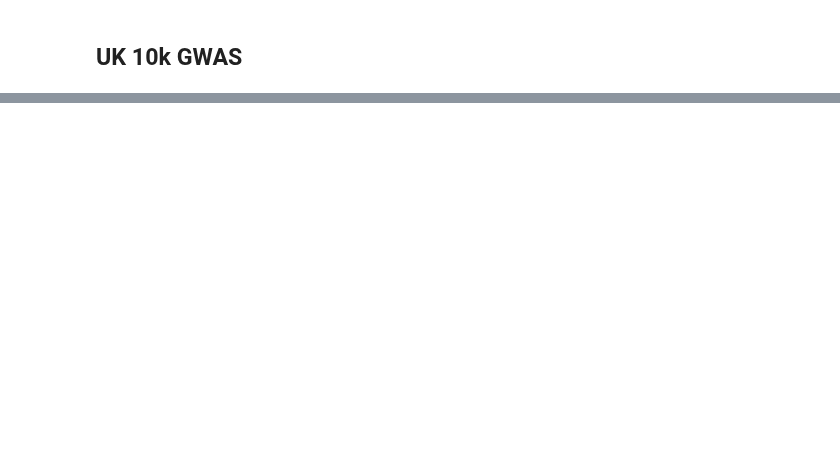
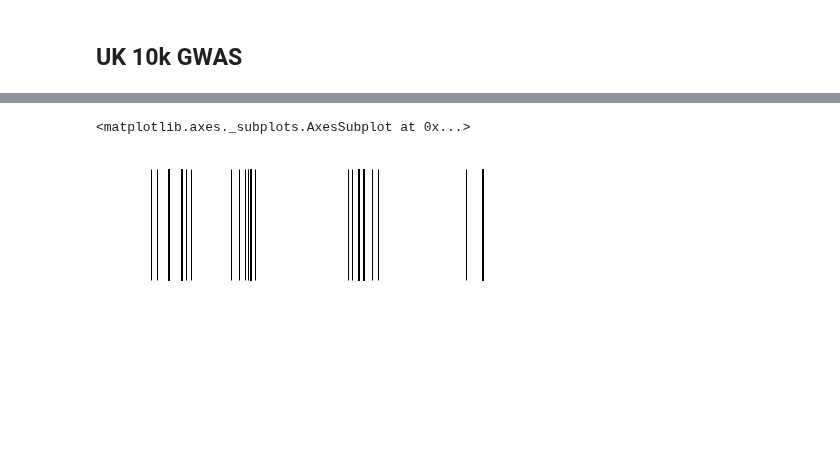
Before and after one commit to peterdfields/hs_vervet, a Jupyter notebook: notebooks/201604_enrichme_test_on_human.ipynb, the cells around one changed output, grey strips where cells are left out. Cells and saved outputs as stored; diff of their text form; code cells hidden in the pictures; blank space fills up the shorter version.

```diff
--- a/notebooks/201604_enrichme_test_on_human.ipynb
+++ b/notebooks/201604_enrichme_test_on_human.ipynb
@@ -33,0 +50,2 @@ from enrichme import pandas_util as pu
+# %%
+human_gene_df_chrom_s = human_gene_df_chrom.reset_index().set_index("gene_symbol")
@@ -109,0 +245,23 @@ len(candidate_list)
+# %%
+olifaction_cand_raw = """OR8H2 - olfactory receptor, family 8, subfamily h, member 2
+OR5M3 - olfactory receptor, family 5, subfamily m, member 3
+OR5D16 - olfactory receptor, family 5, subfamily d, member 16
+OR5D13 - olfactory receptor, family 5, subfamily d, member 13
+OR5R1 - olfactory receptor, family 5, subfamily r, member 1
+OR5J2 - olfactory receptor, family 5, subfamily j, member 2
+OR4C6 - olfactory receptor, family 4, subfamily c, member 6
+OR5D14 - olfactory receptor, family 5, subfamily d, member 14
+OR5M9 - olfactory receptor, family 5, subfamily m, member 9
+OR4C11 - olfactory receptor, family 4, subfamily c, member 11
+OR8J3 - olfactory receptor, family 8, subfamily j, member 3
+OR5L1 - olfactory receptor, family 5, subfamily l, member 1
+OR5D18 - olfactory receptor, family 5, subfamily d, member 18
+OR4S2 - olfactory receptor, family 4, subfamily s, member 2
+OR4C16 - olfactory receptor, family 4, subfamily c, member 16
+OR8K5 - olfactory receptor, family 8, subfamily k, member 5
+OR8H3 - olfactory receptor, family 8, subfamily h, member 3
+OR5L2 - olfactory receptor, family 5, subfamily l, member 2
+OR4C15 - olfactory receptor, family 4, subfamily c, member 15
+OR4P4 - olfactory receptor, family 4, subfamily p, member 4
+OR8I2 - olfactory receptor, family 8, subfamily i, member 2"""
+olifaction_cand =  [s.split()[0] for s in olifaction_cand_raw.split("\n")]
@@ -109,0 +297,5 @@ len(candidate_list)
+# %%
+gp.plot_features(human_gene_df_chrom_s.ix[olifaction_cand].reset_index(),annotate=False,feature_name="gene_symbol")
+# %% [output]
+<matplotlib.axes._subplots.AxesSubplot at 0x...>
+[figure, added]
```
Also changed, not shown: parts of 35 cells of this notebook, 1 other file.
